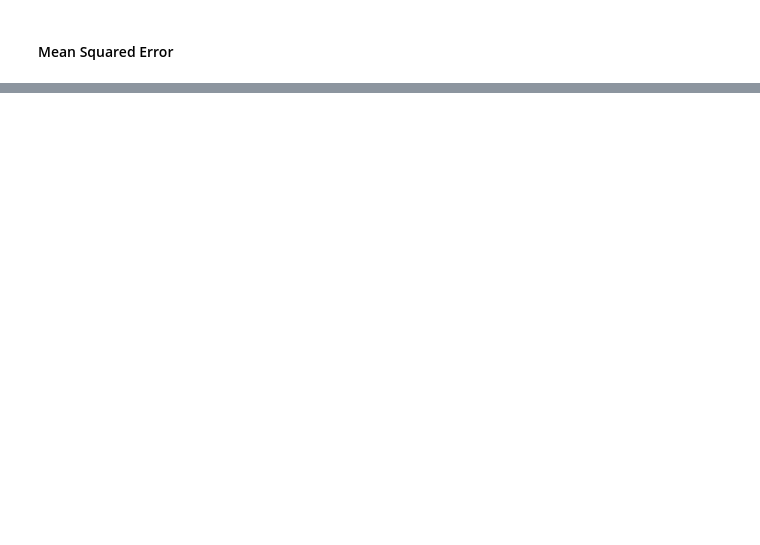
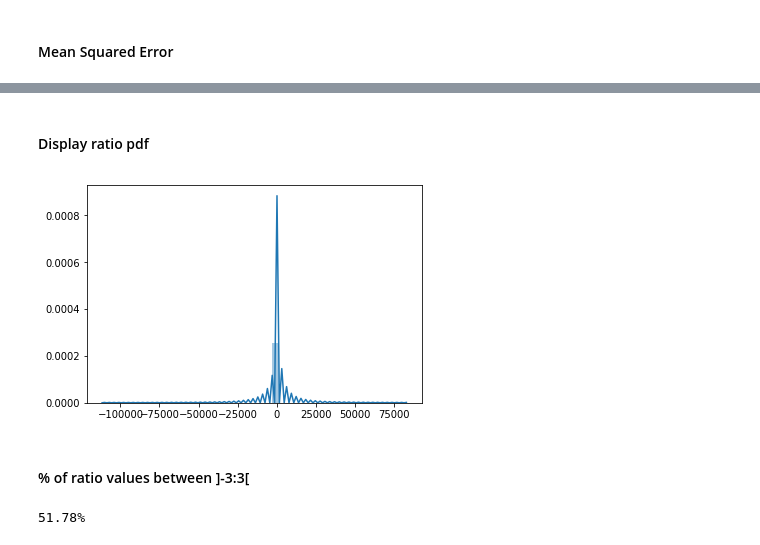
Before and after one commit to JCSDA-internal/FSOI, a Jupyter notebook: ml_scripts/eda.ipynb, the cells around one changed output, grey strips where cells are left out. Saved outputs shown, nothing was run; the diff lists cells and outputs as text; code cells hidden in the pictures; blank space fills up the shorter version.

```diff
--- a/ml_scripts/eda.ipynb
+++ b/ml_scripts/eda.ipynb
@@ -151,0 +156,3 @@ AMSUA GBM MSE:  0.00000006447
+# %%
+ratio = pd.Series(y_test/gbm_pred)
+ratio.describe()
@@ -151,0 +169,12 @@ AMSUA GBM MSE:  0.00000006447
+# %% [markdown]
+#### Display ratio pdf
+# %%
+ax = sns.distplot(ratio, norm_hist=True)
+# %% [output]
+[figure, added]
+# %% [markdown]
+#### % of ratio values between ]-3:3[
+# %%
+print('{0:.2f}%' .format(len(ratio[(ratio > -3) & (ratio < 3)])/len(ratio)*100))
+# %% [output]
+51.78%
```
Also changed, not shown: parts of 19 cells of this notebook.
